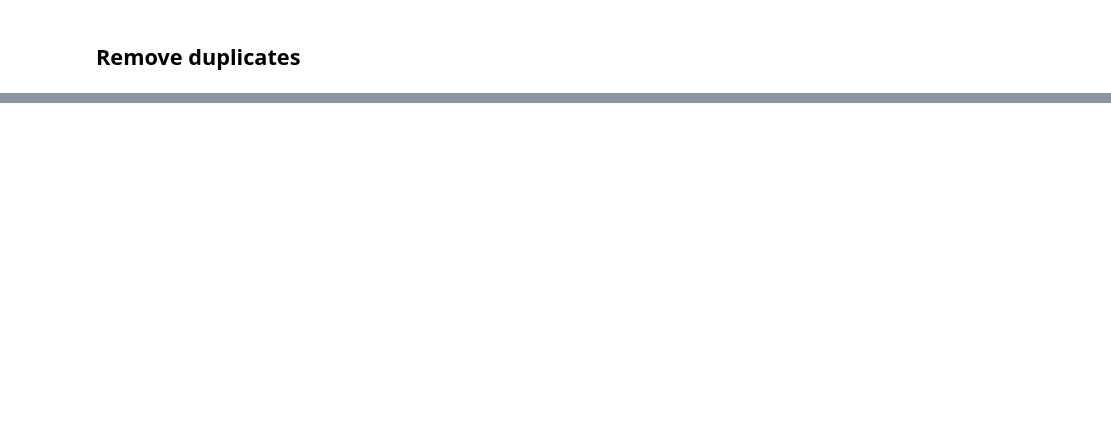
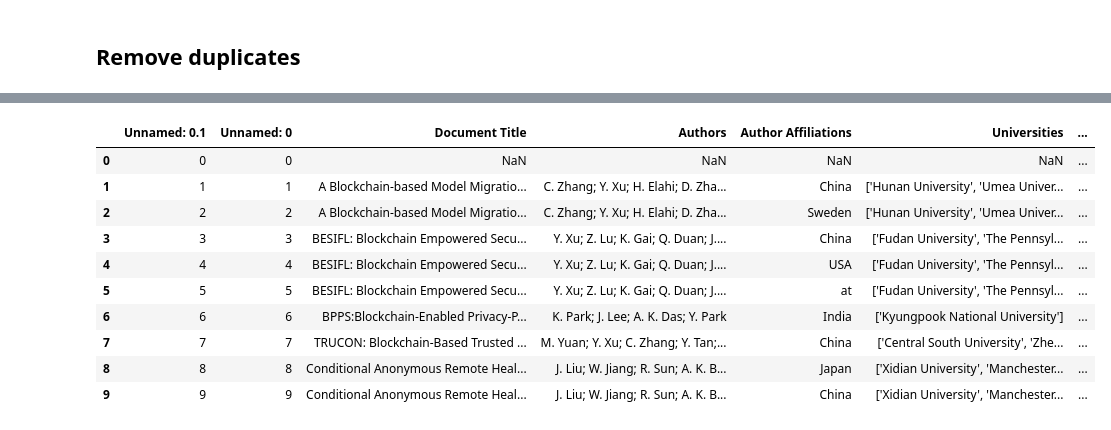
Before and after one commit to samir-aitabbou/Economic-Intelligence, a Jupyter notebook: data/Ieee/ieee_Analysis.ipynb, the cells around one changed output, grey strips where cells are left out. Cells and saved outputs as stored; diff of their text form; code cells hidden in the pictures; blank space fills up the shorter version.

```diff
--- a/data/Ieee/ieee_Analysis.ipynb
+++ b/data/Ieee/ieee_Analysis.ipynb
@@ -507,0 +817,3 @@ final_data.to_csv("final_data_2.csv")
+# %%
+columns=['Article Citation Count','Patent Citation Count']
+final_data_2.drop(columns, inplace=True, axis=1)
@@ -507,0 +825,14 @@ final_data.to_csv("final_data_2.csv")
+# %%
+final_data_2.head(10)
+# %% [output]
+|  | Unnamed: 0.1 | Unnamed: 0 | Document Title | Authors | Author Affiliations | Universities | ... |
+| 0 | 0 | 0 | NaN | NaN | NaN | NaN | ... |
+| 1 | 1 | 1 | A Blockchain-based Model Migratio... | C. Zhang; Y. Xu; H. Elahi; D. Zha... | China | ['Hunan University', 'Umea Univer... | ... |
+| 2 | 2 | 2 | A Blockchain-based Model Migratio... | C. Zhang; Y. Xu; H. Elahi; D. Zha... | Sweden | ['Hunan University', 'Umea Univer... | ... |
+| 3 | 3 | 3 | BESIFL: Blockchain Empowered Secu... | Y. Xu; Z. Lu; K. Gai; Q. Duan; J.... | China | ['Fudan University', 'The Pennsyl... | ... |
+| 4 | 4 | 4 | BESIFL: Blockchain Empowered Secu... | Y. Xu; Z. Lu; K. Gai; Q. Duan; J.... | USA | ['Fudan University', 'The Pennsyl... | ... |
+| 5 | 5 | 5 | BESIFL: Blockchain Empowered Secu... | Y. Xu; Z. Lu; K. Gai; Q. Duan; J.... | at | ['Fudan University', 'The Pennsyl... | ... |
+| 6 | 6 | 6 | BPPS:Blockchain-Enabled Privacy-P... | K. Park; J. Lee; A. K. Das; Y. Park | India | ['Kyungpook National University'] | ... |
+| 7 | 7 | 7 | TRUCON: Blockchain-Based Trusted ... | M. Yuan; Y. Xu; C. Zhang; Y. Tan;... | China | ['Central South University', 'Zhe... | ... |
+| 8 | 8 | 8 | Conditional Anonymous Remote Heal... | J. Liu; W. Jiang; R. Sun; A. K. B... | Japan | ['Xidian University', 'Manchester... | ... |
+| 9 | 9 | 9 | Conditional Anonymous Remote Heal... | J. Liu; W. Jiang; R. Sun; A. K. B... | China | ['Xidian University', 'Manchester... | ... |
```
Also changed, not shown: parts of 36 cells of this notebook, 9 other files.
